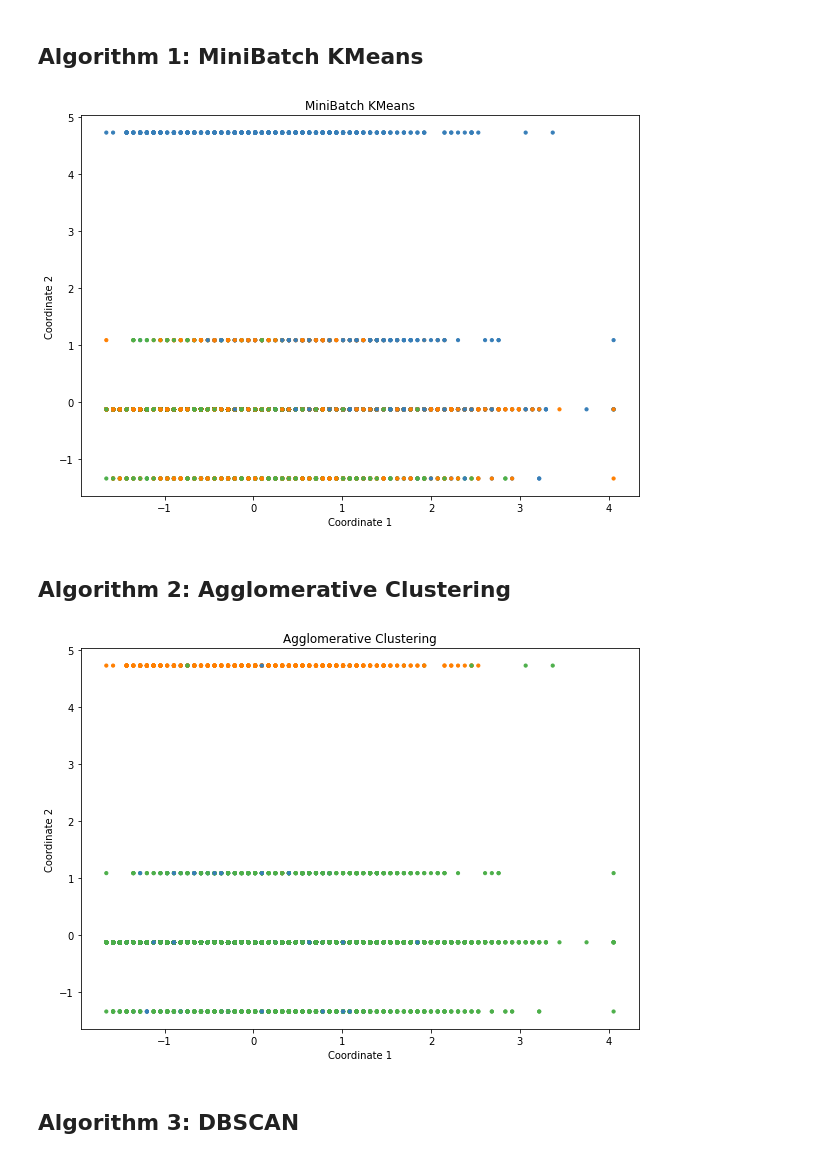
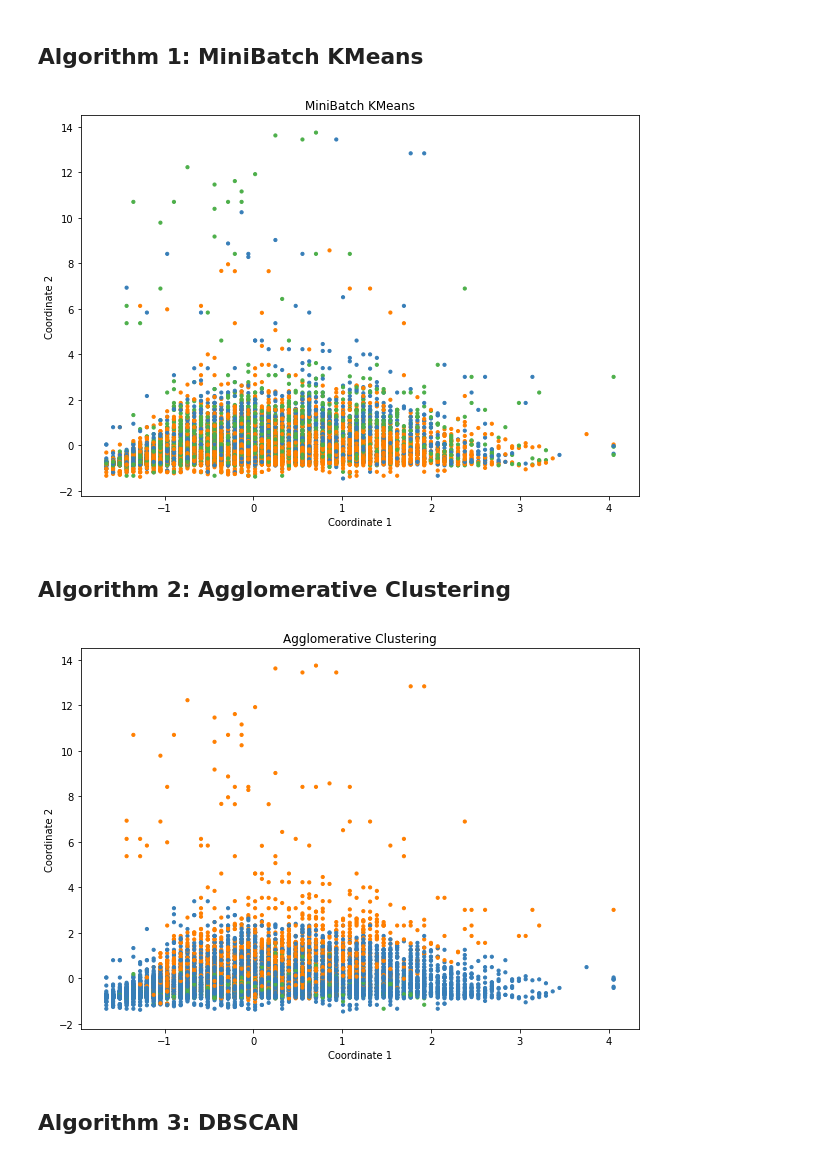
Before and after one commit to se21m024/DataScience, a Jupyter notebook: Exercise 3/se21m024_Stummer_ex3_Clustering.ipynb, the cells around one changed output. Drawn from its saved outputs; the diff is of its cells as text; code cells hidden in the pictures.

Commit message:
One hot encoding for categorical columns

```diff
--- a/Exercise 3/se21m024_Stummer_ex3_Clustering.ipynb
+++ b/Exercise 3/se21m024_Stummer_ex3_Clustering.ipynb
@@ -410,35 +414,41 @@ def parseFloat(x):
 
 data = data.apply(parseFloat)
 data = data.dropna()
-X = data.to_numpy()
+
+# One hot encoding for categorical columns
+enc = OneHotEncoder(handle_unknown='ignore')
+encoded_data = pd.get_dummies(data, columns=categoryColumns, prefix_sep='_', drop_first=False)
+
+X = encoded_data.to_numpy()
 # %% [markdown]
 ## Algorithm 1: MiniBatch KMeans
 # %%
+
 algorithm = cluster.MiniBatchKMeans(n_clusters=3, random_state=random_state)
 
-plot_data(X, 0, 2, algorithm, "MiniBatch KMeans")
+plot_data(X, 0, 1, algorithm, "MiniBatch KMeans")
 # %% [output]
-[figure, old version]
+[figure, new version]
 # %% [markdown]
 ## Algorithm 2: Agglomerative Clustering
 # %%
 # connectivity matrix for structured Ward
 connectivity = kneighbors_graph(
     X, n_neighbors=10, include_self=False
 )
 # make connectivity symmetric
 connectivity = 0.5 * (connectivity + connectivity.T)
 
 algorithm = cluster.AgglomerativeClustering(
     linkage="ward",
     affinity="euclidean",
     n_clusters=3,
     connectivity=connectivity
 )
 
-plot_data(X, 0, 2, algorithm, "Agglomerative Clustering")
+plot_data(X, 0, 1, algorithm, "Agglomerative Clustering")
 # %% [output]
-[figure, old version]
+[figure, new version]
 # %% [markdown]
 ## Algorithm 3: DBSCAN
 # %%
```
Also changed, not shown: parts of 6 cells of this notebook.
